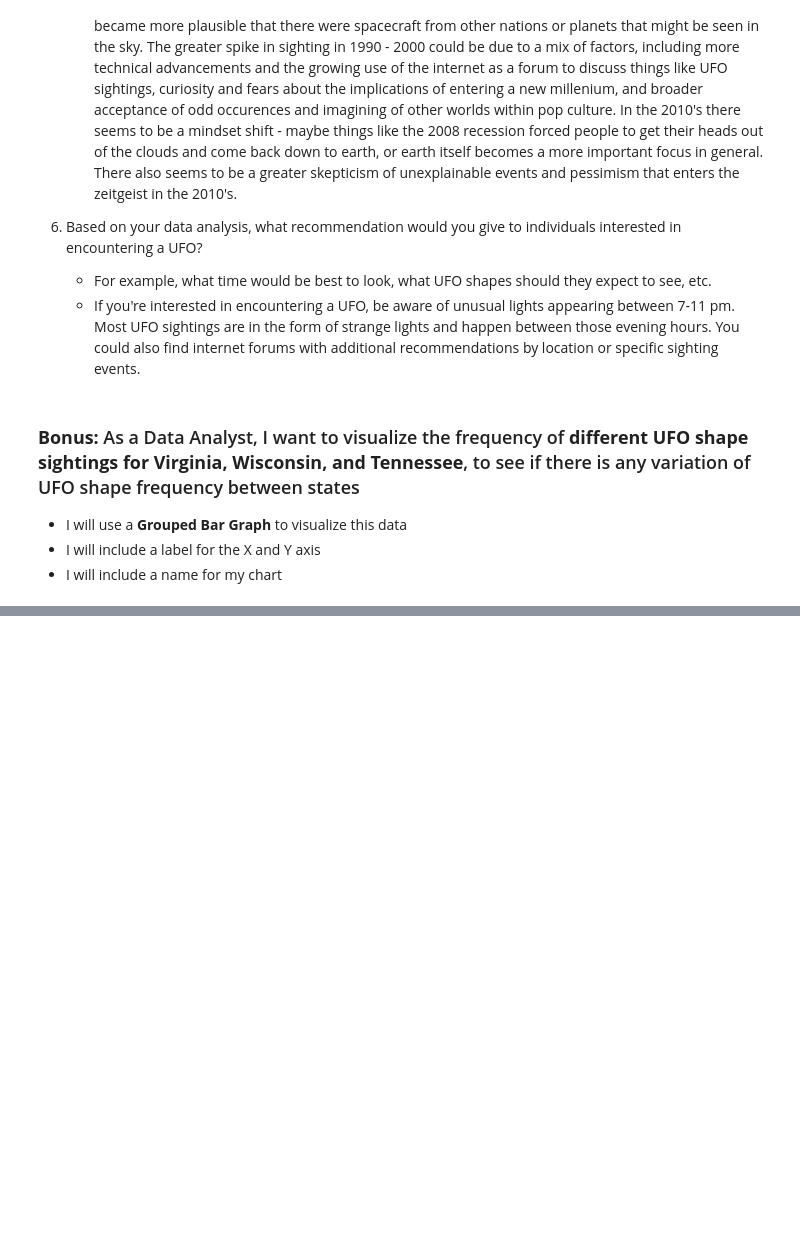
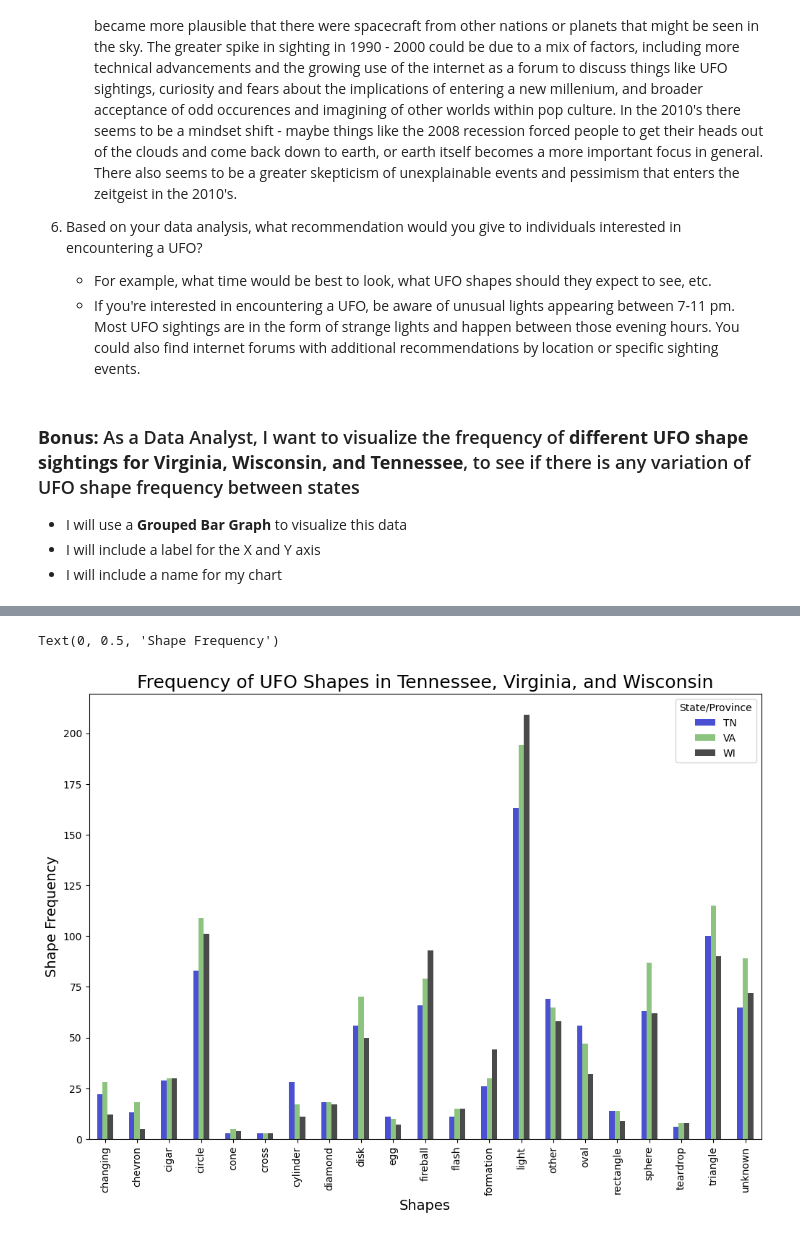
Before and after one commit to ambsthebear/Bears-UFO-Plots, a Jupyter notebook: Pandas_MatPlotLib_User_Stories.ipynb, the cells around one changed output, grey strips where cells are left out. Drawn from its saved outputs; the diff is of its cells as text; code cells hidden in the pictures; blank space fills up the shorter version.

```diff
--- a/Pandas_MatPlotLib_User_Stories.ipynb
+++ b/Pandas_MatPlotLib_User_Stories.ipynb
@@ -146,4 +147,8 @@ WI_sightings = clean_ufo_df[clean_ufo_df["State/Province"] == "WI"]
 VA_sightings = clean_ufo_df[clean_ufo_df["State/Province"] == "VA"]
 TN_sightings = clean_ufo_df[clean_ufo_df["State/Province"] == "TN"]
 target_states_sightings = pd.concat([WI_sightings, VA_sightings, TN_sightings])
+target_states_sightings.groupby(["UFO_Shape", "State/Province"]).size().unstack().plot(kind="bar", figsize= (12,8), color= ["#4951d2", "#8CC47F", "#4a4a4a"])
+plt.title("Frequency of UFO Shapes in Tennessee, Virginia, and Wisconsin", fontsize=18)
+plt.xlabel("Shapes", fontsize=14)
+plt.ylabel("Shape Frequency", fontsize=14)
 # %% [output]
@@ -155,0 +155,2 @@ target_states_sightings = pd.concat([WI_sightings, VA_sightings, TN_sightings])
+Text(0, 0.5, 'Shape Frequency')
+[figure, added]
```
Also changed, not shown: parts of 2 cells of this notebook.
